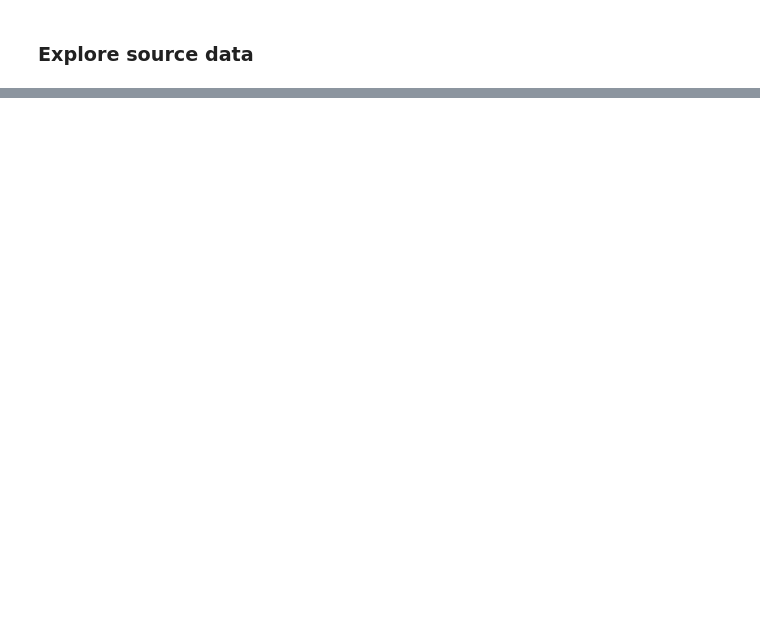
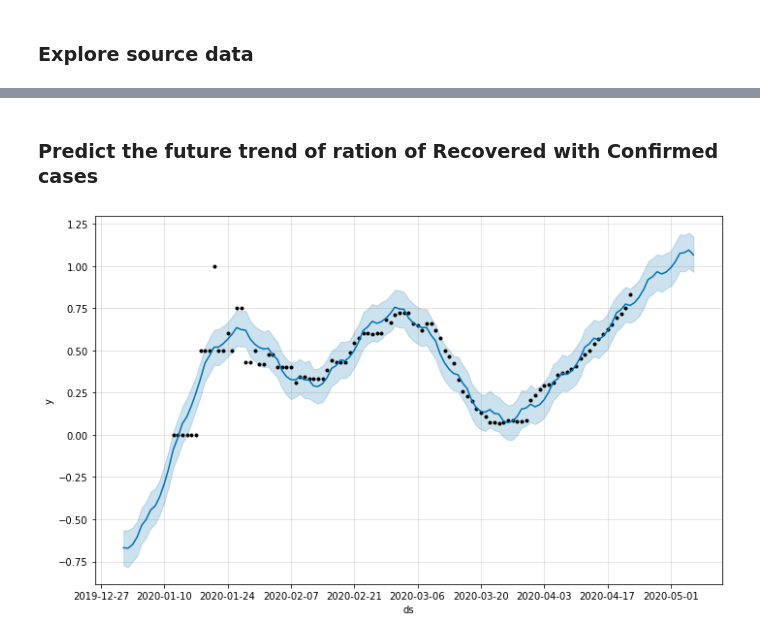
Before and after one commit to Nikhil-Fulzele/Random-Analysis, a Jupyter notebook: covid-19_daily_analysis.ipynb, the cells around one changed output, grey strips where cells are left out. Saved outputs shown, nothing was run; the diff lists cells and outputs as text; code cells hidden in the pictures; blank space fills up the shorter version.

```diff
--- a/covid-19_daily_analysis.ipynb
+++ b/covid-19_daily_analysis.ipynb
@@ -200,0 +233,15 @@ recover_diff.plot()
+# %% [markdown]
+### Predict the future trend of ration of Recovered with Confirmed cases
+# %%
+temp_df['rc_ratio'] = temp_df['Recovered']/temp_df['Confirmed']
+
+df = pd.DataFrame()
+df['ds'] = temp_df['Date']
+df['y'] = temp_df['rc_ratio']
+m = Prophet(changepoint_prior_scale=0.03, daily_seasonality=True, yearly_seasonality=True)
+model = m.fit(df)
+future = m.make_future_dataframe(periods=14)
+forecast= model.predict(future)
+fig = m.plot(forecast)
+# %% [output]
+[figure, added]
```
Also changed, not shown: parts of 14 cells of this notebook.
